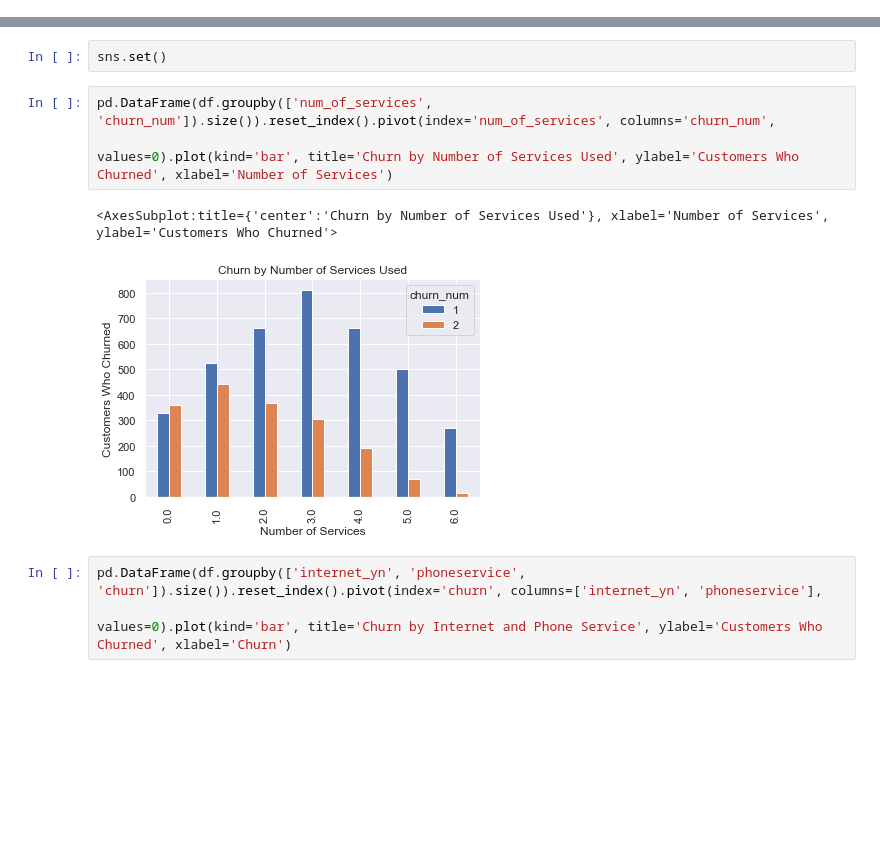
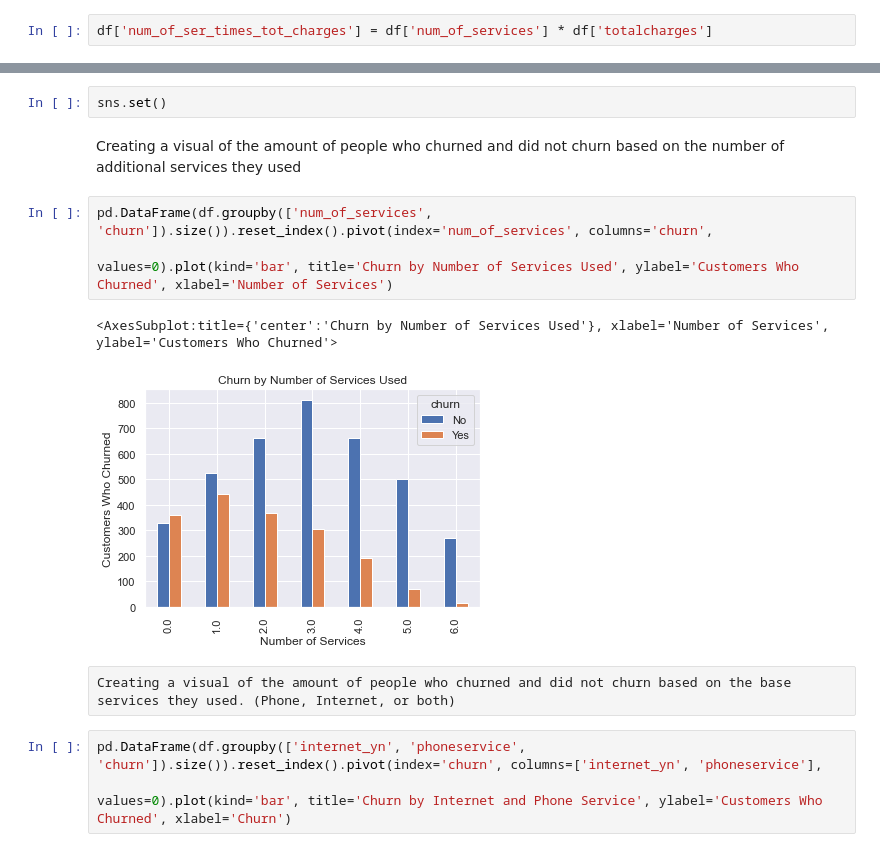
Before and after one commit to GriffinRiner/bsc-phase-three-project, a Jupyter notebook: notebooks/exploratory/Griffin/Warren_copy.ipynb, the cells around one changed output, grey strips where cells are left out. Cells and saved outputs as stored; diff of their text form; blank space fills up the shorter version.

```diff
--- a/notebooks/exploratory/Griffin/Warren_copy.ipynb
+++ b/notebooks/exploratory/Griffin/Warren_copy.ipynb
@@ -89,6 +95,8 @@ churn 2
 # %%
 cust_id = df['customerid']
 df = df.drop('customerid',axis=1)
+# %%
+df['num_of_ser_times_tot_charges'] = df['num_of_services'] * df['totalcharges']
 # %%
 ord_encode = ['gender','partner','dependents','phoneservice','multiplelines','internetservice','onlinesecurity','onlinebackup',
               'deviceprotection','techsupport','streamingtv','streamingmovies','contract','paperlessbilling','paymentmethod', 'seniorcitizen', 'single_parent', 'phone_and_internet']
@@ -296,12 +314,16 @@ pd.DataFrame(df.groupby(['num_of_services', 'churn_num']).size()).reset_index().
 [figure]
 # %%
 sns.set()
+# %% [markdown]
+Creating a visual of the amount of people who churned and did not churn based on the number of additional services they used
 # %%
-pd.DataFrame(df.groupby(['num_of_services', 'churn_num']).size()).reset_index().pivot(index='num_of_services', columns='churn_num',
+pd.DataFrame(df.groupby(['num_of_services', 'churn']).size()).reset_index().pivot(index='num_of_services', columns='churn',
                                                                                      values=0).plot(kind='bar', title='Churn by Number of Services Used', ylabel='Customers Who Churned', xlabel='Number of Services')
 # %% [output]
 <AxesSubplot:title={'center':'Churn by Number of Services Used'}, xlabel='Number of Services', ylabel='Customers Who Churned'>
-[figure, old version]
+[figure, new version]
+# %% [raw]
+Creating a visual of the amount of people who churned and did not churn based on the base services they used. (Phone, Internet, or both)
 # %%
 pd.DataFrame(df.groupby(['internet_yn', 'phoneservice', 'churn']).size()).reset_index().pivot(index='churn', columns=['internet_yn', 'phoneservice'],
                                                                                      values=0).plot(kind='bar', title='Churn by Internet and Phone Service', ylabel='Customers Who Churned', xlabel='Churn')
```
Also changed, not shown: parts of 17 cells of this notebook, 11 other files.
